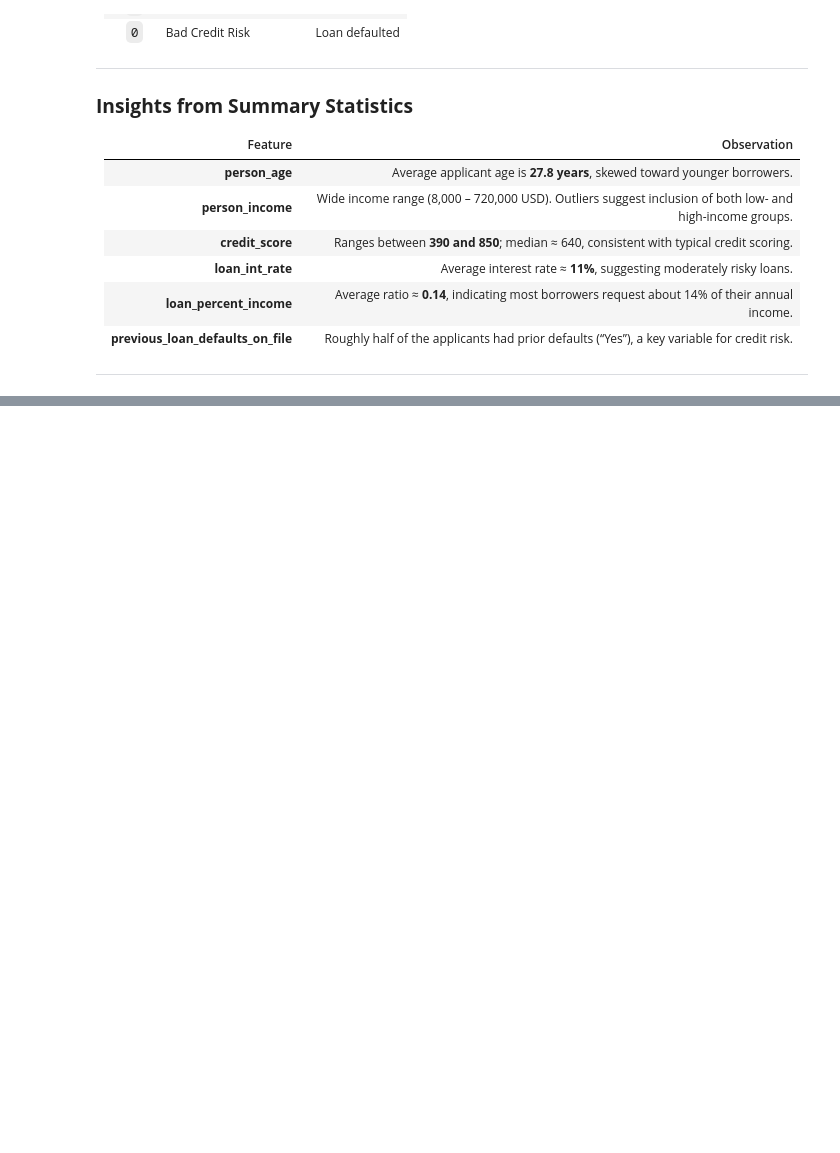
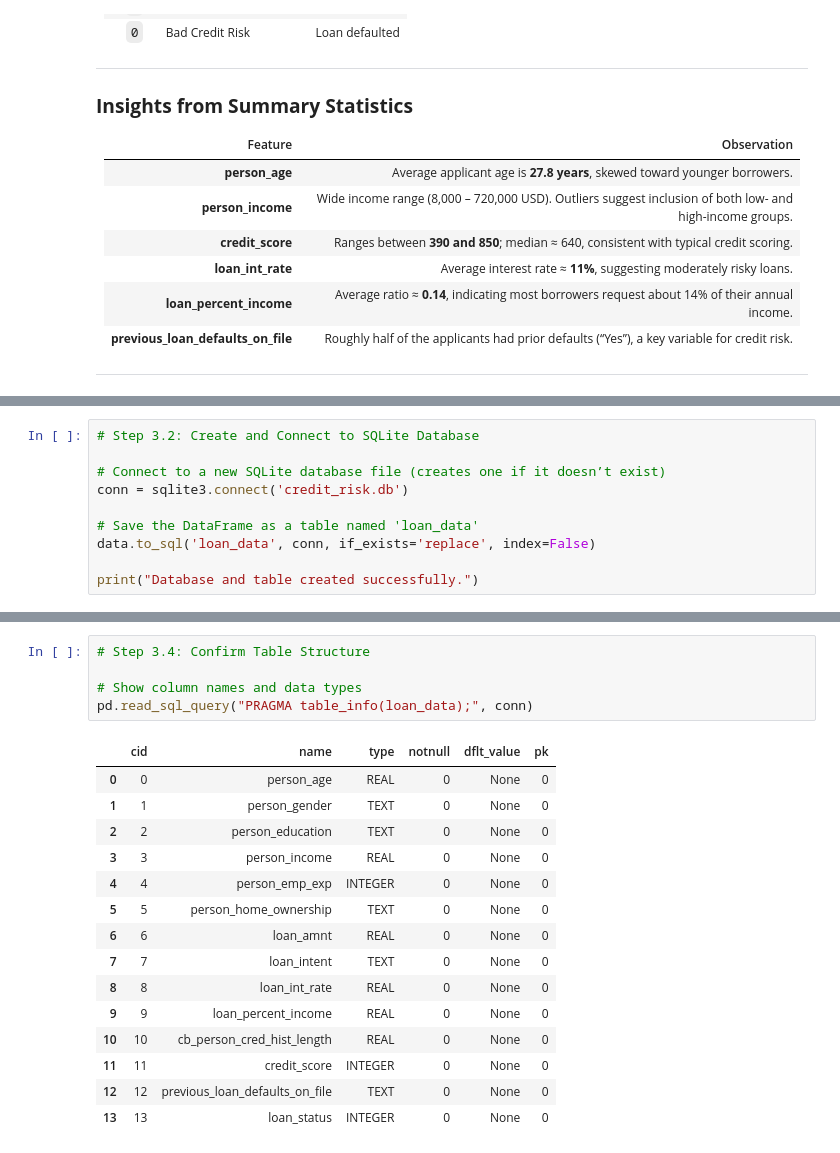
Before and after one commit to LinetLydia/Bank_Loans_Analysis, a Jupyter notebook: bank_loan.ipynb, the cells around one changed output, grey strips where cells are left out. Saved outputs shown, nothing was run; the diff lists cells and outputs as text; blank space fills up the shorter version.

Commit message:
Data Setup and Table Creation

```diff
--- a/bank_loan.ipynb
+++ b/bank_loan.ipynb
@@ -167,0 +195,10 @@ memory usage: 4.8+ MB
+# %%
+# Step 3.2: Create and Connect to SQLite Database
+
+# Connect to a new SQLite database file (creates one if it doesn’t exist)
+conn = sqlite3.connect('credit_risk.db')
+
+# Save the DataFrame as a table named 'loan_data'
+data.to_sql('loan_data', conn, if_exists='replace', index=False)
+
+print("Database and table created successfully.")
@@ -167,0 +227,21 @@ memory usage: 4.8+ MB
+# %%
+# Step 3.4: Confirm Table Structure
+
+# Show column names and data types
+pd.read_sql_query("PRAGMA table_info(loan_data);", conn)
+# %% [output]
+|  | cid | name | type | notnull | dflt_value | pk |
+| 0 | 0 | person_age | REAL | 0 | None | 0 |
+| 1 | 1 | person_gender | TEXT | 0 | None | 0 |
+| 2 | 2 | person_education | TEXT | 0 | None | 0 |
+| 3 | 3 | person_income | REAL | 0 | None | 0 |
+| 4 | 4 | person_emp_exp | INTEGER | 0 | None | 0 |
+| 5 | 5 | person_home_ownership | TEXT | 0 | None | 0 |
+| 6 | 6 | loan_amnt | REAL | 0 | None | 0 |
+| 7 | 7 | loan_intent | TEXT | 0 | None | 0 |
+| 8 | 8 | loan_int_rate | REAL | 0 | None | 0 |
+| 9 | 9 | loan_percent_income | REAL | 0 | None | 0 |
+| 10 | 10 | cb_person_cred_hist_length | REAL | 0 | None | 0 |
+| 11 | 11 | credit_score | INTEGER | 0 | None | 0 |
+| 12 | 12 | previous_loan_defaults_on_file | TEXT | 0 | None | 0 |
+| 13 | 13 | loan_status | INTEGER | 0 | None | 0 |
```
Also changed, not shown: parts of 5 cells of this notebook.
